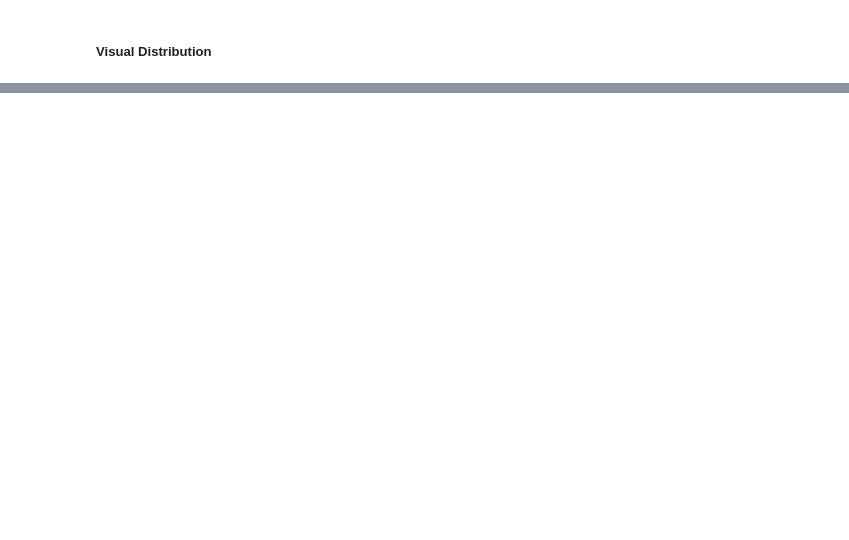
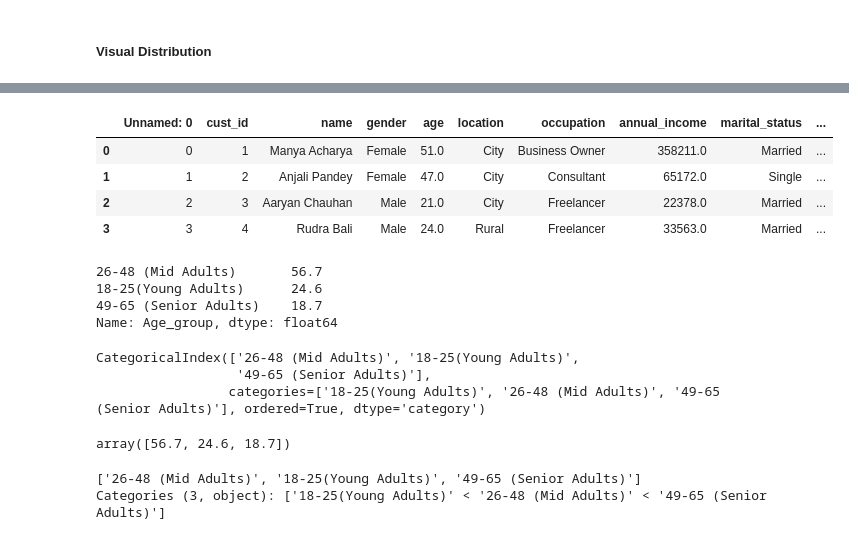
Before and after one commit to jdhova/DummyBank, a Jupyter notebook: Tasks1.ipynb, the cells around one changed output, grey strips where cells are left out. Cells and saved outputs as stored; diff of their text form; code cells hidden in the pictures; blank space fills up the shorter version.

```diff
--- a/Tasks1.ipynb
+++ b/Tasks1.ipynb
@@ -155,0 +159,34 @@ TypeError: 'module' object is not callable
+# %%
+bin_edges = [17,25,48,65]
+bin_labels = ['18-25(Young Adults)', '26-48 (Mid Adults)', '49-65 (Senior Adults)']
+clean_income_and_age['Age_group'] = pd.cut(clean_income_and_age['age'], bins = bin_edges,labels=bin_labels)
+clean_income_and_age.head(4)
+# %% [output]
+|  | Unnamed: 0 | cust_id | name | gender | age | location | occupation | annual_income | marital_status | ... |
+| 0 | 0 | 1 | Manya Acharya | Female | 51.0 | City | Business Owner | 358211.0 | Married | ... |
+| 1 | 1 | 2 | Anjali Pandey | Female | 47.0 | City | Consultant | 65172.0 | Single | ... |
+| 2 | 2 | 3 | Aaryan Chauhan | Male | 21.0 | City | Freelancer | 22378.0 | Married | ... |
+| 3 | 3 | 4 | Rudra Bali | Male | 24.0 | Rural | Freelancer | 33563.0 | Married | ... |
+# %%
+age_group_counts = clean_income_and_age.Age_group.value_counts(normalize=True) *100
+age_group_counts
+# %% [output]
+26-48 (Mid Adults)       56.7
+18-25(Young Adults)      24.6
+49-65 (Senior Adults)    18.7
+Name: Age_group, dtype: float64
+# %%
+age_group_counts.index
+# %% [output]
+CategoricalIndex(['26-48 (Mid Adults)', '18-25(Young Adults)',
+                  '49-65 (Senior Adults)'],
+                 categories=['18-25(Young Adults)', '26-48 (Mid Adults)', '49-65 (Senior Adults)'], ordered=True, dtype='category')
+# %%
+age_group_counts.values
+# %% [output]
+array([56.7, 24.6, 18.7])
+# %%
+age_group_counts.index.values
+# %% [output]
+['26-48 (Mid Adults)', '18-25(Young Adults)', '49-65 (Senior Adults)']
+Categories (3, object): ['18-25(Young Adults)' < '26-48 (Mid Adults)' < '49-65 (Senior Adults)']
```
Also changed, not shown: parts of 14 cells of this notebook.
